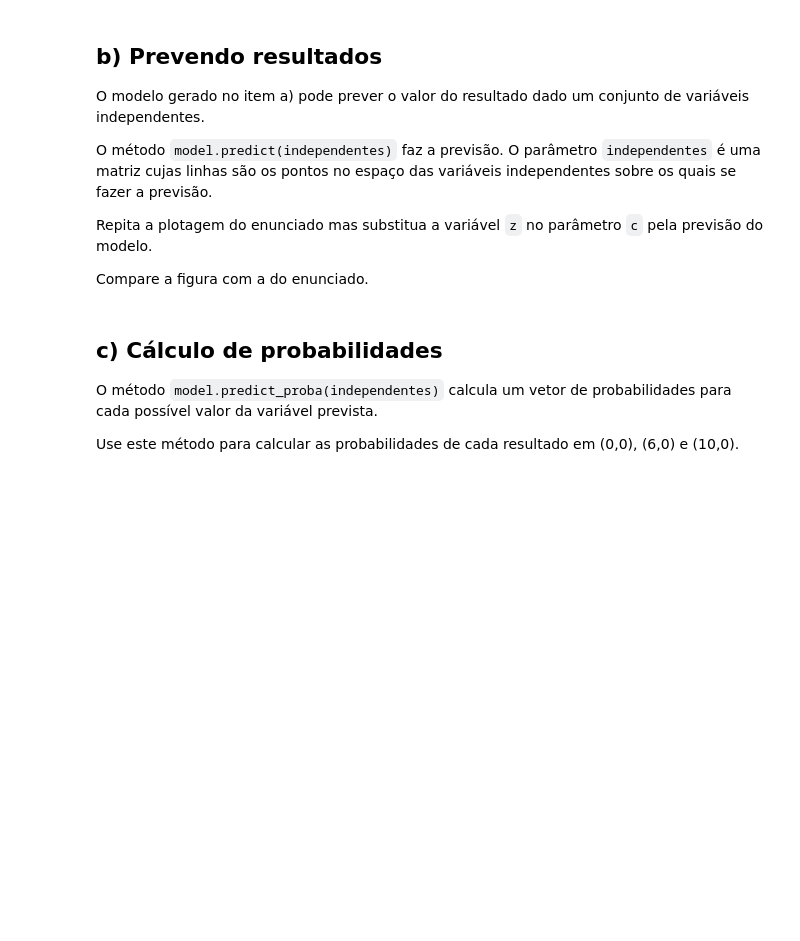
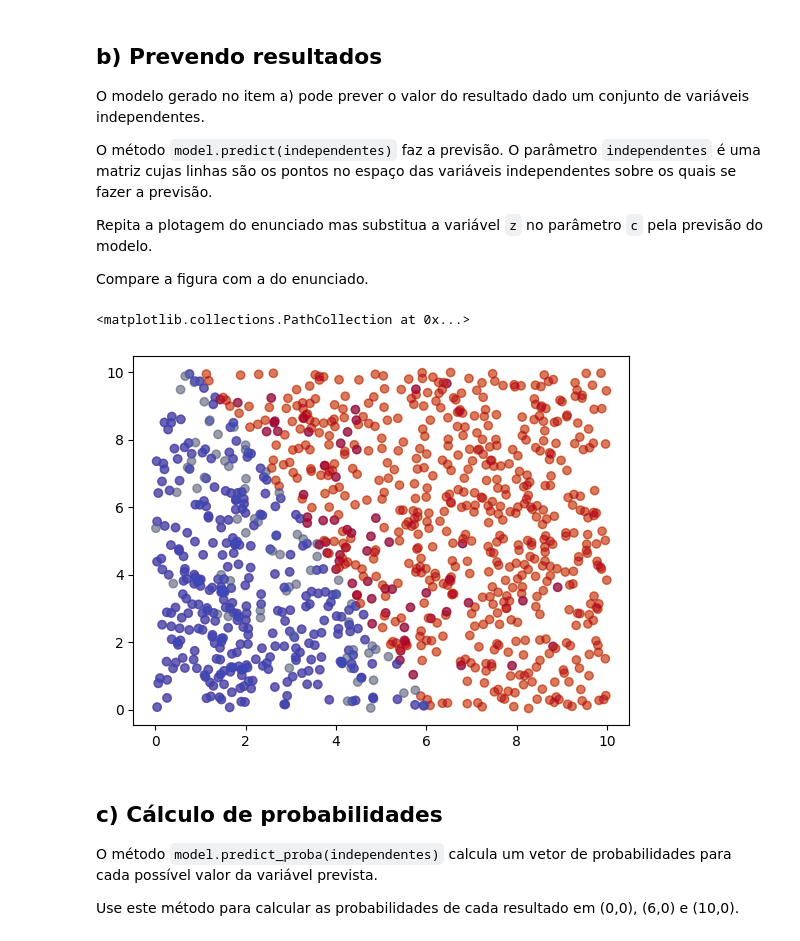
Before and after one commit to KndHvH/367, a Jupyter notebook: POLI/ML/05.28/PECE_AP1_Exercicios_regressão_logistica_2024.ipynb, the cells around one changed output. Cells and saved outputs as stored; diff of their text form; code cells hidden in the pictures; blank space fills up the shorter version.

```diff
--- a/POLI/ML/05.28/PECE_AP1_Exercicios_regressão_logistica_2024.ipynb
+++ b/POLI/ML/05.28/PECE_AP1_Exercicios_regressão_logistica_2024.ipynb
@@ -154,0 +153,6 @@
+# %%
+# Complete com seu código
+model = LogisticRegression()
+model.fit(np.column_stack((x,y)),z)
+print(model.coef_)
+print(model.intercept_)
@@ -168,3 +173,13 @@ Compare a figura com a do enunciado.
+# %%
+# Complete com seu código
+
+predictions = model.predict(np.column_stack((x,y)))
+
+plt.scatter(x, y, c=z, alpha=0.5)
+plt.scatter(x, y, c=predictions, cmap='coolwarm', alpha=0.5)
+# %% [output]
+<matplotlib.collections.PathCollection at 0x...>
+[figure, added]
 # %% [markdown]
 ## c) Cálculo de probabilidades
 
```
Also changed, not shown: parts of 11 cells of this notebook.
